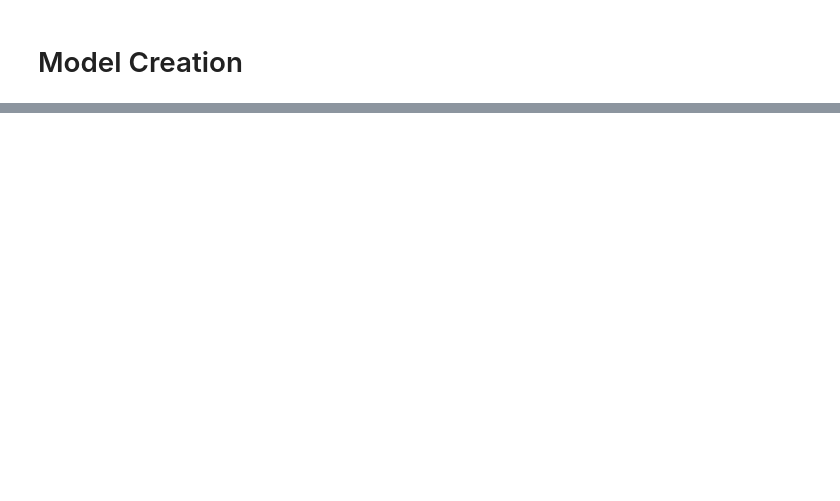
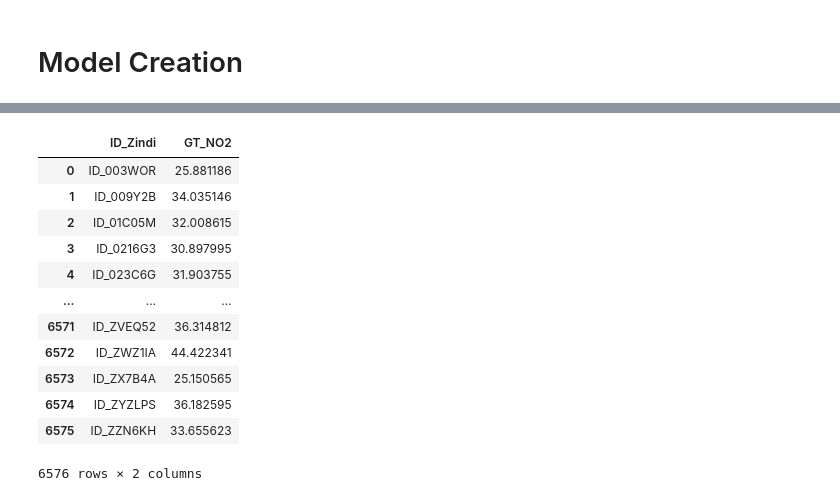
Before and after one commit to Akma86/GroundTruth-NO2, a Jupyter notebook: Main.ipynb, the cells around one changed output, grey strips where cells are left out. Cells and saved outputs as stored; diff of their text form; code cells hidden in the pictures; blank space fills up the shorter version.

```diff
--- a/Main.ipynb
+++ b/Main.ipynb
@@ -171,19 +183,0 @@ from sklearn.ensemble import HistGradientBoostingRegressor
-# %%
-seq_length = 15
-output_length = 1  # Prediksi 1 langkah ke depan
-X, y = create_sequences(result['GT_NO2'].values, seq_length, output_length)
-
-# Split result menjadi training dan testing
-X_train, X_test, y_train, y_test = train_test_split(X, y, test_size=0.2, shuffle=False)
-
-# Model SGBRegressor
-model = HistGradientBoostingRegressor(loss="squared_error", max_iter=100)
-model.fit(X_train, y_train.ravel())  # `.ravel()` agar sesuai dengan input
-
-# Prediksi
-y_pred = model.predict(X_test)
-
-# Evaluasi
-from sklearn.metrics import root_mean_squared_error
-rmse = root_mean_squared_error(y_test, y_pred)
-print(f'MSE: {mse}')
@@ -218,0 +483,2 @@ array([[31.   , 42.   , 31.   , ..., 58.   , 26.   , 38.   ],
+# %%
+result_test['target'] = lgbm.predict(result_test)
@@ -218,0 +487,19 @@ array([[31.   , 42.   , 31.   , ..., 58.   , 26.   , 38.   ],
+# %%
+submission = pd.read_csv('raw_dataset/SampleSubmission.csv')
+
+submission['GT_NO2'] = result_test['target']
+submission
+# %% [output]
+|  | ID_Zindi | GT_NO2 |
+| 0 | ID_003WOR | 25.881186 |
+| 1 | ID_009Y2B | 34.035146 |
+| 2 | ID_01C05M | 32.008615 |
+| 3 | ID_0216G3 | 30.897995 |
+| 4 | ID_023C6G | 31.903755 |
+| ... | ... | ... |
+| 6571 | ID_ZVEQ52 | 36.314812 |
+| 6572 | ID_ZWZ1IA | 44.422341 |
+| 6573 | ID_ZX7B4A | 25.150565 |
+| 6574 | ID_ZYZLPS | 36.182595 |
+| 6575 | ID_ZZN6KH | 33.655623 |
+6576 rows × 2 columns
```
Also changed, not shown: parts of 27 cells of this notebook, 1 other file.
